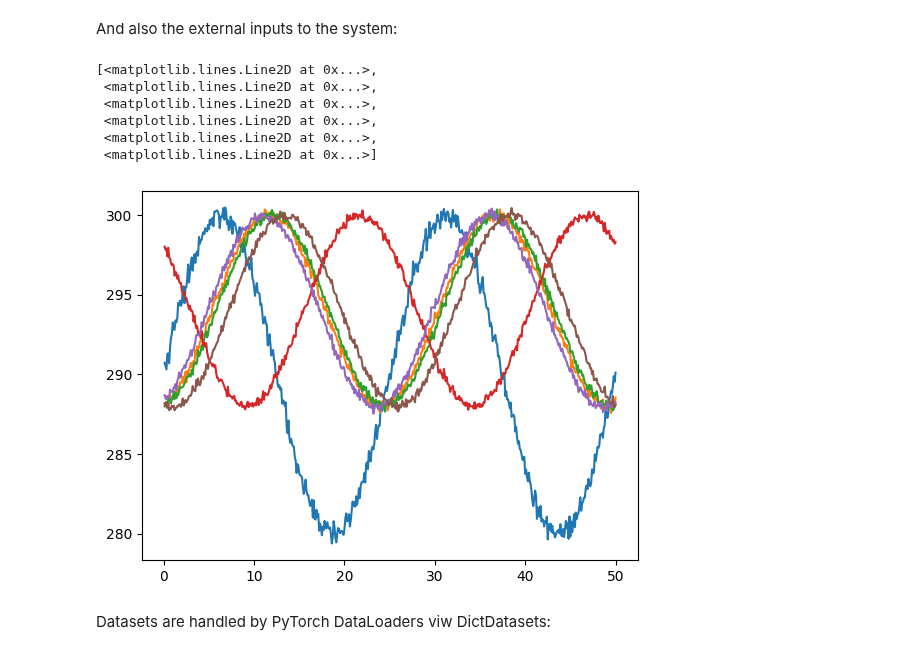
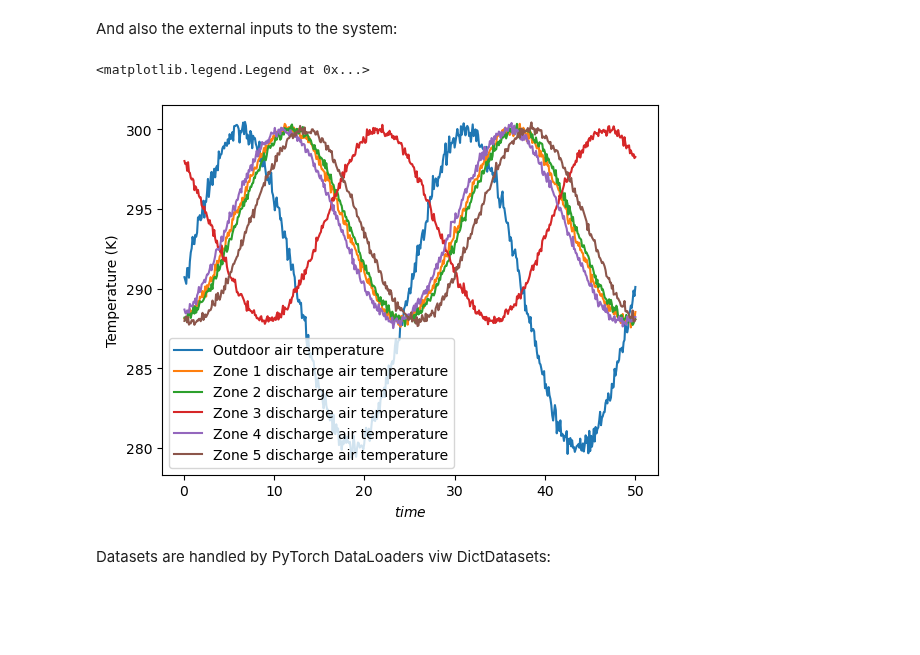
Before and after one commit to pnnl/neuromancer, a Jupyter notebook: examples/domain_examples/NODE_RC_networks.ipynb, the cells around one changed output. Cells and saved outputs as stored; diff of their text form; code cells hidden in the pictures; blank space fills up the shorter version.

```diff
--- a/examples/domain_examples/NODE_RC_networks.ipynb
+++ b/examples/domain_examples/NODE_RC_networks.ipynb
@@ -99,15 +99,15 @@ plt.plot(sim['Time'],sim['X'])
 # %% [markdown]
 And also the external inputs to the system:
-# %%
-plt.plot(sim['Time'],sim['U'])
-# %% [output]
-[<matplotlib.lines.Line2D at 0x...>,
- <matplotlib.lines.Line2D at 0x...>,
- <matplotlib.lines.Line2D at 0x...>,
- <matplotlib.lines.Line2D at 0x...>,
- <matplotlib.lines.Line2D at 0x...>,
- <matplotlib.lines.Line2D at 0x...>]
-[figure, removed]
+# %%
+labels = ['Outdoor air temperature', 'Zone 1 discharge air temperature', 'Zone 2 discharge air temperature',
+           'Zone 3 discharge air temperature', 'Zone 4 discharge air temperature', 'Zone 5 discharge air temperature']
+plt.plot(sim['Time'],sim['U'], label=labels)
+plt.xlabel('$time$')
+plt.ylabel('Temperature (K)')
+plt.legend(loc='best')
+# %% [output]
+<matplotlib.legend.Legend at 0x...>
+[figure, added]
 # %% [markdown]
 Datasets are handled by PyTorch DataLoaders viw DictDatasets:
 # %%
```
Also changed, not shown: parts of 2 cells of this notebook.
